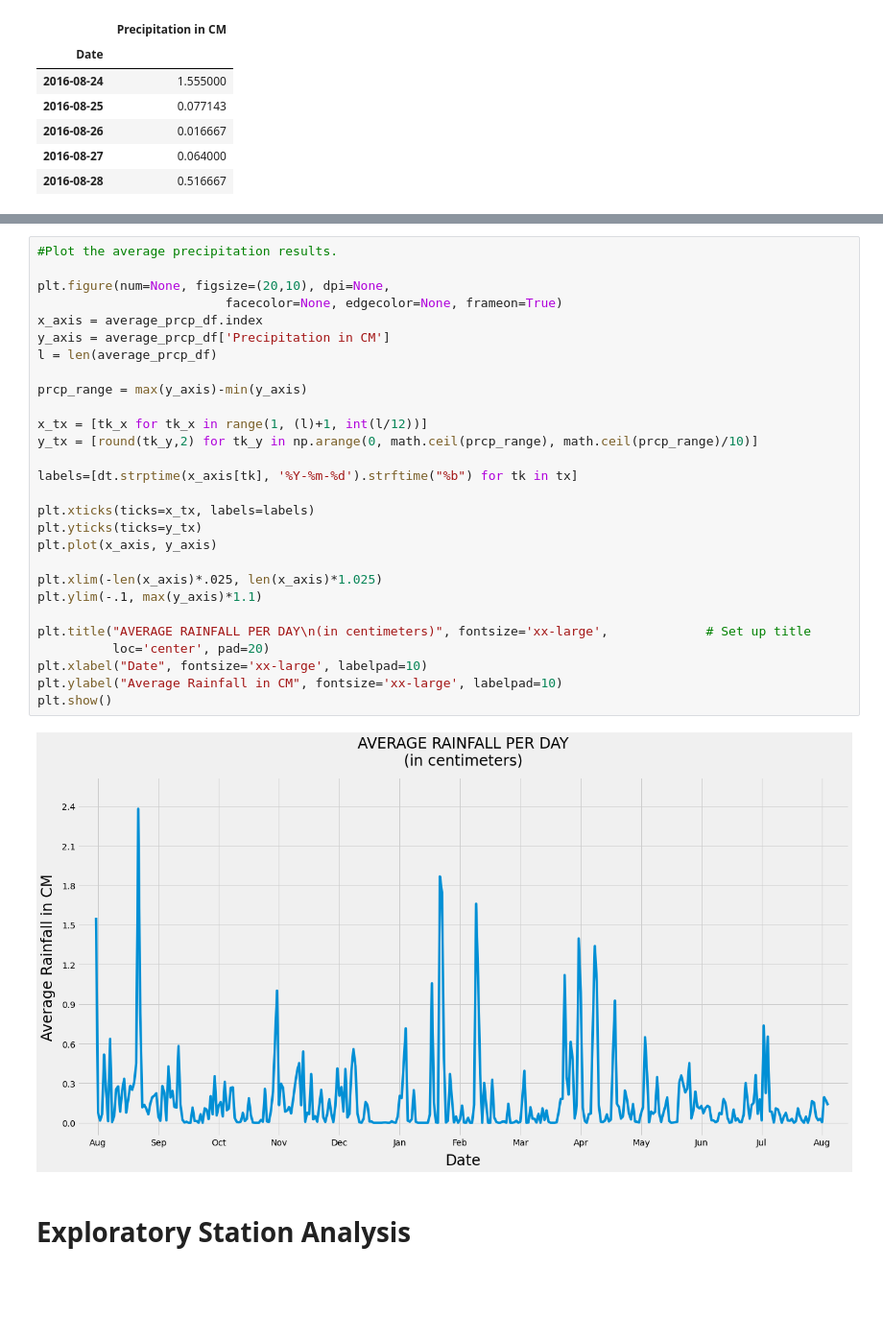
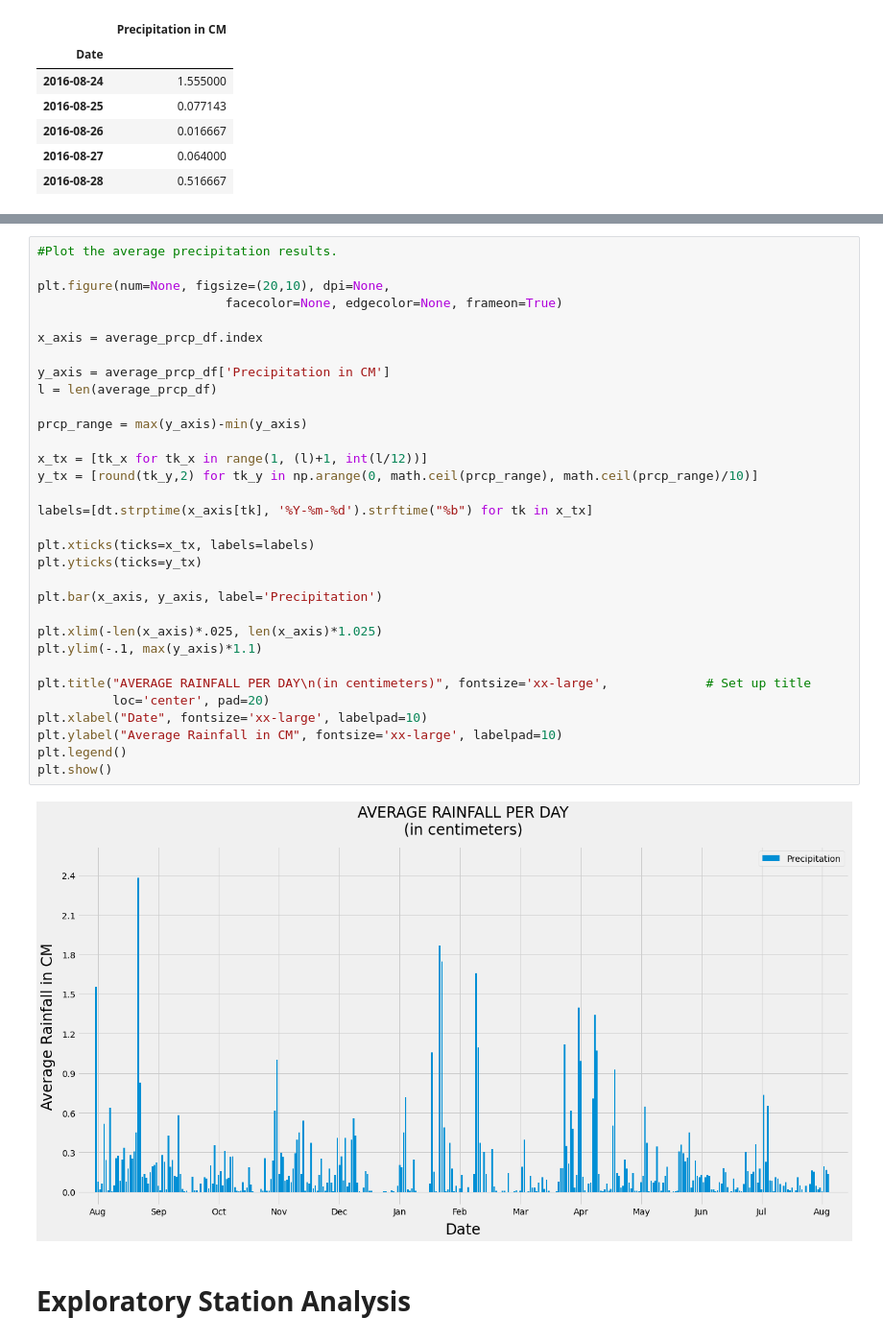
Before and after one commit to kennethcandersen/Weather-Database-and-API-Service, a Jupyter notebook: climate_starter.ipynb, the cells around one changed output, grey strips where cells are left out. Shown: that part at 96% size. Cells and saved outputs as stored; diff of their text form; blank space fills up the shorter version.

Commit message:
Progress on graph

```diff
--- a/climate_starter.ipynb
+++ b/climate_starter.ipynb
@@ -119,33 +121,37 @@ precipitation_df.describe()
 # %%
 #Plot the average precipitation results.
 
 plt.figure(num=None, figsize=(20,10), dpi=None,
                          facecolor=None, edgecolor=None, frameon=True)
+
 x_axis = average_prcp_df.index
+
 y_axis = average_prcp_df['Precipitation in CM']
 l = len(average_prcp_df)
 
 prcp_range = max(y_axis)-min(y_axis)
 
 x_tx = [tk_x for tk_x in range(1, (l)+1, int(l/12))]
 y_tx = [round(tk_y,2) for tk_y in np.arange(0, math.ceil(prcp_range), math.ceil(prcp_range)/10)]
 
-labels=[dt.strptime(x_axis[tk], '%Y-%m-%d').strftime("%b") for tk in tx]
+labels=[dt.strptime(x_axis[tk], '%Y-%m-%d').strftime("%b") for tk in x_tx]
 
 plt.xticks(ticks=x_tx, labels=labels)
 plt.yticks(ticks=y_tx)
-plt.plot(x_axis, y_axis)
+
+plt.bar(x_axis, y_axis, label='Precipitation')
 
 plt.xlim(-len(x_axis)*.025, len(x_axis)*1.025)
 plt.ylim(-.1, max(y_axis)*1.1)
 
 plt.title("AVERAGE RAINFALL PER DAY\n(in centimeters)", fontsize='xx-large',             # Set up title
           loc='center', pad=20)
 plt.xlabel("Date", fontsize='xx-large', labelpad=10)
 plt.ylabel("Average Rainfall in CM", fontsize='xx-large', labelpad=10)
+plt.legend()
 plt.show()
 # %% [output]
-[figure, old version]
+[figure, new version]
 # %% [markdown]
 # Exploratory Station Analysis
 # %%
```
Also changed, not shown: parts of 3 cells of this notebook.
